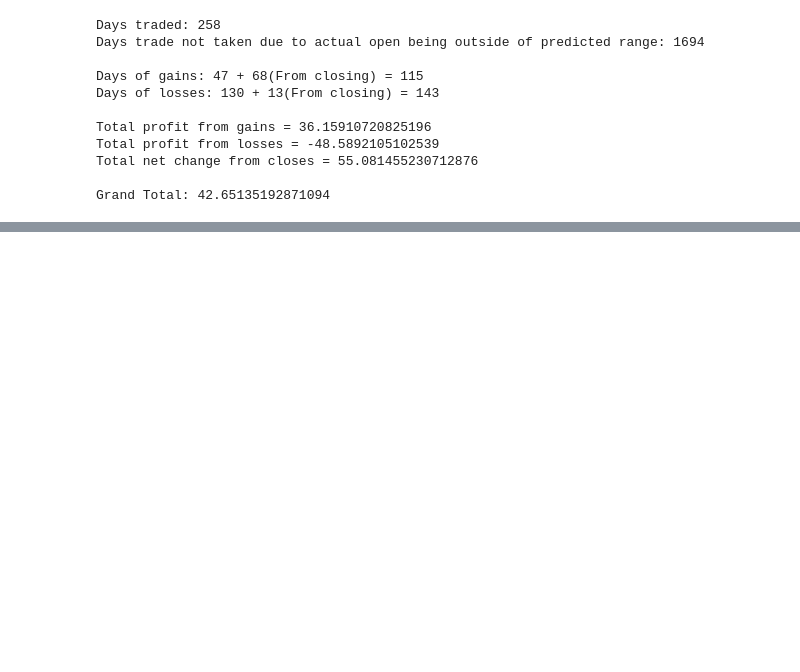
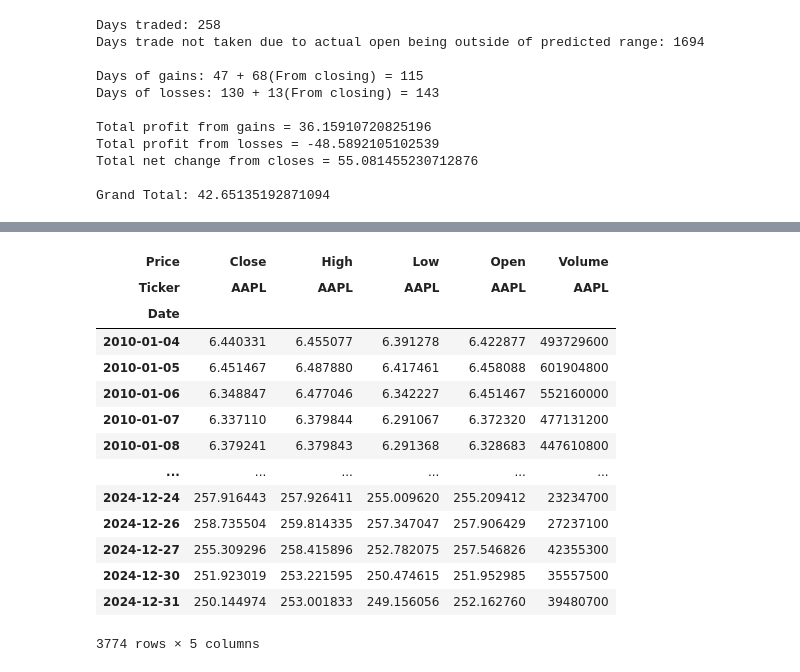
Before and after one commit to jdengoh/Deeplearning-Finance, a Jupyter notebook: LSTM model yankai.ipynb, the cells around one changed output, grey strips where cells are left out. Saved outputs shown, nothing was run; the diff lists cells and outputs as text; code cells hidden in the pictures; blank space fills up the shorter version.

```diff
--- a/LSTM model yankai.ipynb
+++ b/LSTM model yankai.ipynb
@@ -453,0 +845,6 @@ Grand Total: 42.65135192871094
+# %%
+import yfinance as yf
+
+# Fetch data for a stock (Apple, in this case) from 2010-01-01 to today
+df = yf.download('AAPL', start='2010-01-01', end='2025-01-01')
+print(df.head())
@@ -453,0 +861,18 @@ Grand Total: 42.65135192871094
+# %%
+df
+# %% [output]
+| Price | Close | High | Low | Open | Volume |
+| Ticker | AAPL | AAPL | AAPL | AAPL | AAPL |
+| Date |  |  |  |  |  |
+| 2010-01-04 | 6.440331 | 6.455077 | 6.391278 | 6.422877 | 493729600 |
+| 2010-01-05 | 6.451467 | 6.487880 | 6.417461 | 6.458088 | 601904800 |
+| 2010-01-06 | 6.348847 | 6.477046 | 6.342227 | 6.451467 | 552160000 |
+| 2010-01-07 | 6.337110 | 6.379844 | 6.291067 | 6.372320 | 477131200 |
+| 2010-01-08 | 6.379241 | 6.379843 | 6.291368 | 6.328683 | 447610800 |
+| ... | ... | ... | ... | ... | ... |
+| 2024-12-24 | 257.916443 | 257.926411 | 255.009620 | 255.209412 | 23234700 |
+| 2024-12-26 | 258.735504 | 259.814335 | 257.347047 | 257.906429 | 27237100 |
+| 2024-12-27 | 255.309296 | 258.415896 | 252.782075 | 257.546826 | 42355300 |
+| 2024-12-30 | 251.923019 | 253.221595 | 250.474615 | 251.952985 | 35557500 |
+| 2024-12-31 | 250.144974 | 253.001833 | 249.156056 | 252.162760 | 39480700 |
+3774 rows × 5 columns
```
Also changed, not shown: parts of 17 cells of this notebook, 2 other files.
